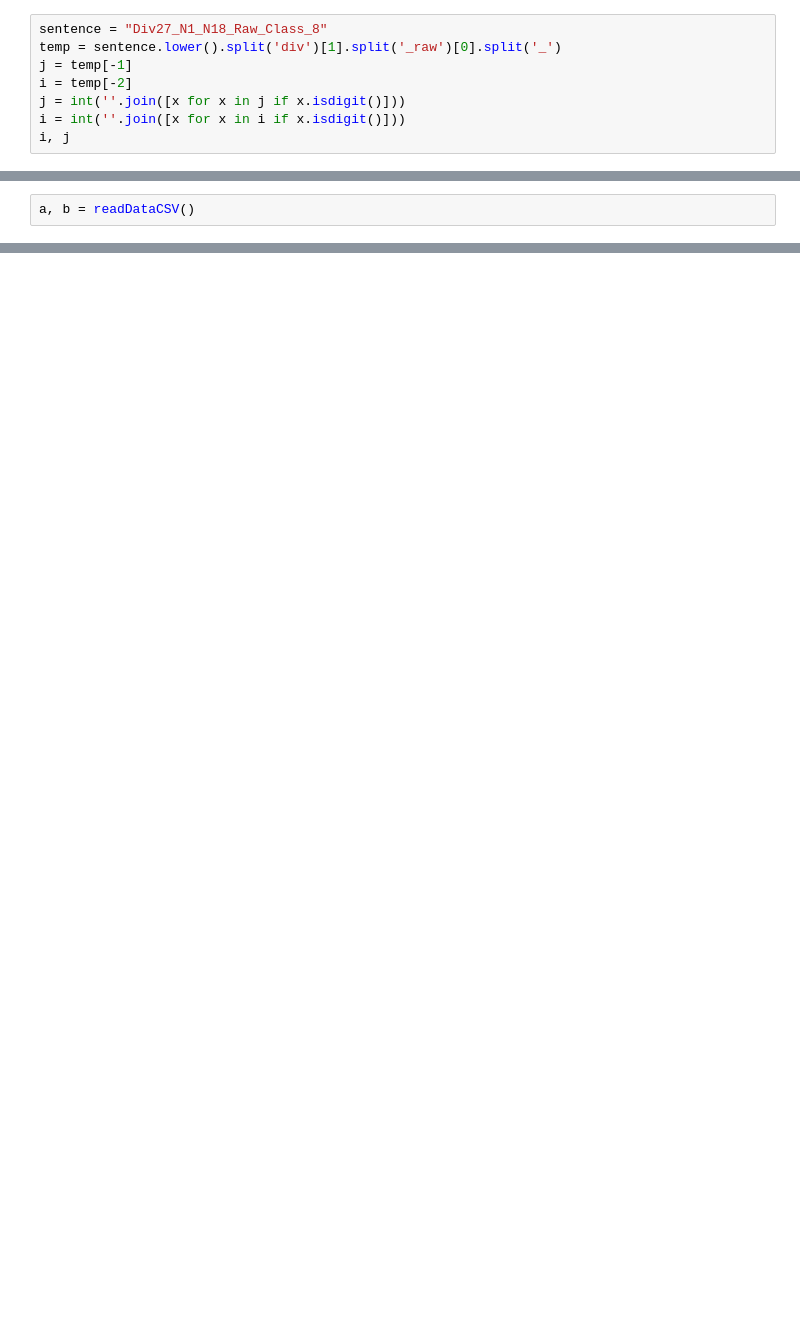
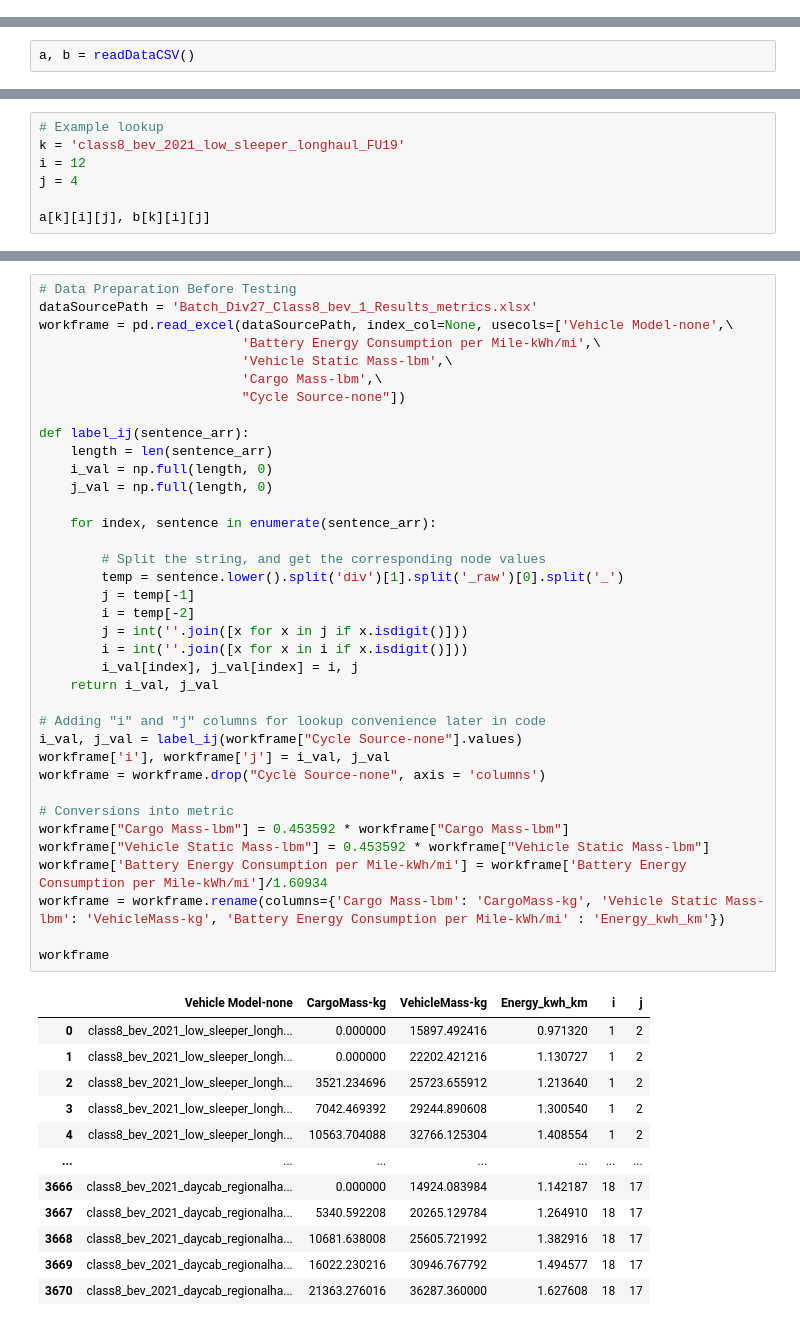
Before and after one commit to Chrislai502/DOETrucksMeeting, a Jupyter notebook: Chris/fit_para/Ruiting_Task.ipynb, the cells around one changed output, grey strips where cells are left out. Drawn from its saved outputs; the diff is of its cells as text; blank space fills up the shorter version.

Commit message:
Ruiting: Debugging and testing plus visualizing

```diff
--- a/Chris/fit_para/Ruiting_Task.ipynb
+++ b/Chris/fit_para/Ruiting_Task.ipynb
@@ -182,8 +105,0 @@ array(['Div27_N1_N2_Raw_Class_8', 'Div27_N1_N2_Raw_Class_8',
-# %%
-sentence = "Div27_N1_N18_Raw_Class_8"
-temp = sentence.lower().split('div')[1].split('_raw')[0].split('_')
-j = temp[-1]
-i = temp[-2]
-j = int(''.join([x for x in j if x.isdigit()]))
-i = int(''.join([x for x in i if x.isdigit()]))
-i, j
@@ -294,0 +164,7 @@ def findNumNodes(arr_):
+# %%
+# Example lookup
+k = 'class8_bev_2021_low_sleeper_longhaul_FU19'
+i = 12
+j = 4
+
+a[k][i][j], b[k][i][j]
@@ -294,0 +181,50 @@ def findNumNodes(arr_):
+# %%
+# Data Preparation Before Testing
+dataSourcePath = 'Batch_Div27_Class8_bev_1_Results_metrics.xlsx'
+workframe = pd.read_excel(dataSourcePath, index_col=None, usecols=['Vehicle Model-none',\
+                          'Battery Energy Consumption per Mile-kWh/mi',\
+                          'Vehicle Static Mass-lbm',\
+                          'Cargo Mass-lbm',\
+                          "Cycle Source-none"])
+
+def label_ij(sentence_arr):
+    length = len(sentence_arr)
+    i_val = np.full(length, 0)
+    j_val = np.full(length, 0)
+
+    for index, sentence in enumerate(sentence_arr):
+
+        # Split the string, and get the corresponding node values
+        temp = sentence.lower().split('div')[1].split('_raw')[0].split('_')
+        j = temp[-1]
+        i = temp[-2]
+        j = int(''.join([x for x in j if x.isdigit()]))
+        i = int(''.join([x for x in i if x.isdigit()]))
+        i_val[index], j_val[index] = i, j
+    return i_val, j_val
+
+# Adding "i" and "j" columns for lookup convenience later in code
+i_val, j_val = label_ij(workframe["Cycle Source-none"].values)
+workframe['i'], workframe['j'] = i_val, j_val
+workframe = workframe.drop("Cycle Source-none", axis = 'columns')
+
+# Conversions into metric
+workframe["Cargo Mass-lbm"] = 0.453592 * workframe["Cargo Mass-lbm"]
+workframe["Vehicle Static Mass-lbm"] = 0.453592 * workframe["Vehicle Static Mass-lbm"]
+workframe['Battery Energy Consumption per Mile-kWh/mi'] = workframe['Battery Energy Consumption per Mile-kWh/mi']/1.60934
+workframe = workframe.rename(columns={'Cargo Mass-lbm': 'CargoMass-kg', 'Vehicle Static Mass-lbm': 'VehicleMass-kg', 'Battery Energy Consumption per Mile-kWh/mi' : 'Energy_kwh_km'})
+
+workframe
+# %% [output]
+|  | Vehicle Model-none | CargoMass-kg | VehicleMass-kg | Energy_kwh_km | i | j |
+| 0 | class8_bev_2021_low_sleeper_longh... | 0.000000 | 15897.492416 | 0.971320 | 1 | 2 |
+| 1 | class8_bev_2021_low_sleeper_longh... | 0.000000 | 22202.421216 | 1.130727 | 1 | 2 |
+| 2 | class8_bev_2021_low_sleeper_longh... | 3521.234696 | 25723.655912 | 1.213640 | 1 | 2 |
+| 3 | class8_bev_2021_low_sleeper_longh... | 7042.469392 | 29244.890608 | 1.300540 | 1 | 2 |
+| 4 | class8_bev_2021_low_sleeper_longh... | 10563.704088 | 32766.125304 | 1.408554 | 1 | 2 |
+| ... | ... | ... | ... | ... | ... | ... |
+| 3666 | class8_bev_2021_daycab_regionalha... | 0.000000 | 14924.083984 | 1.142187 | 18 | 17 |
+| 3667 | class8_bev_2021_daycab_regionalha... | 5340.592208 | 20265.129784 | 1.264910 | 18 | 17 |
+| 3668 | class8_bev_2021_daycab_regionalha... | 10681.638008 | 25605.721992 | 1.382916 | 18 | 17 |
+| 3669 | class8_bev_2021_daycab_regionalha... | 16022.230216 | 30946.767792 | 1.494577 | 18 | 17 |
+| 3670 | class8_bev_2021_daycab_regionalha... | 21363.276016 | 36287.360000 | 1.627608 | 18 | 17 |
```
Also changed, not shown: parts of 25 cells of this notebook, 1 other file.
